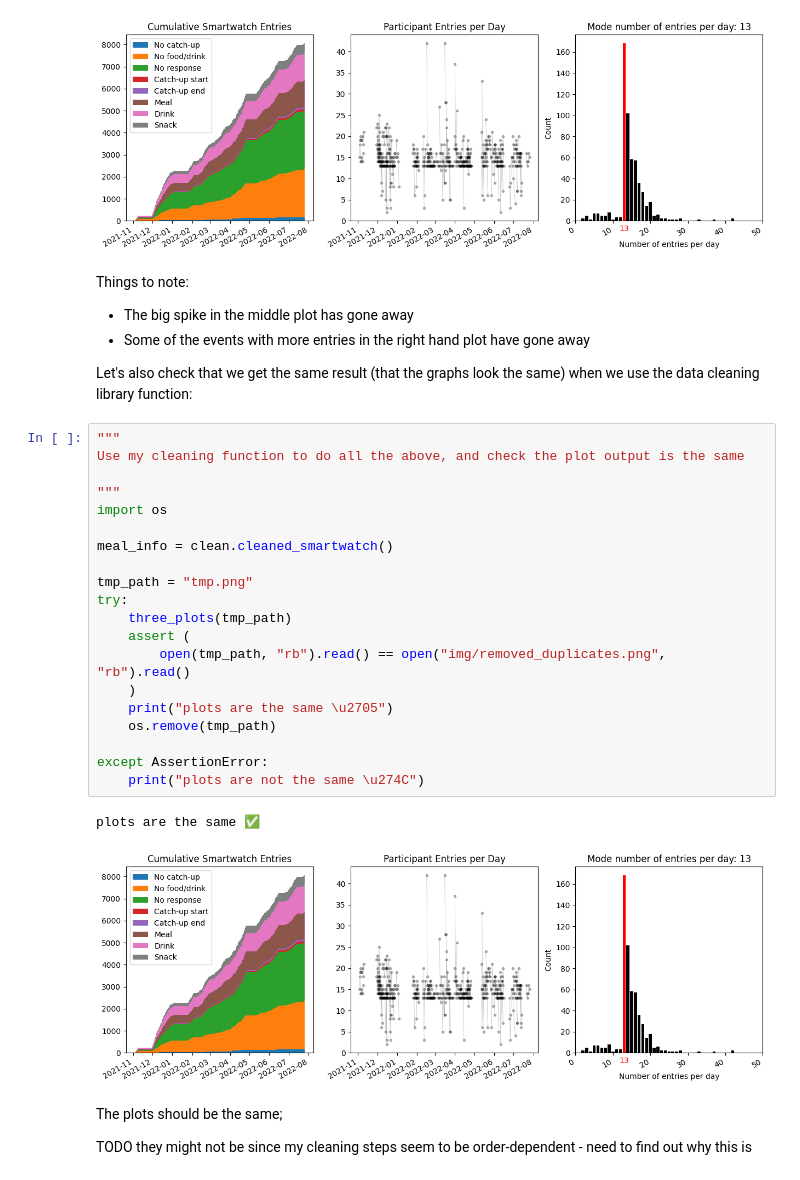
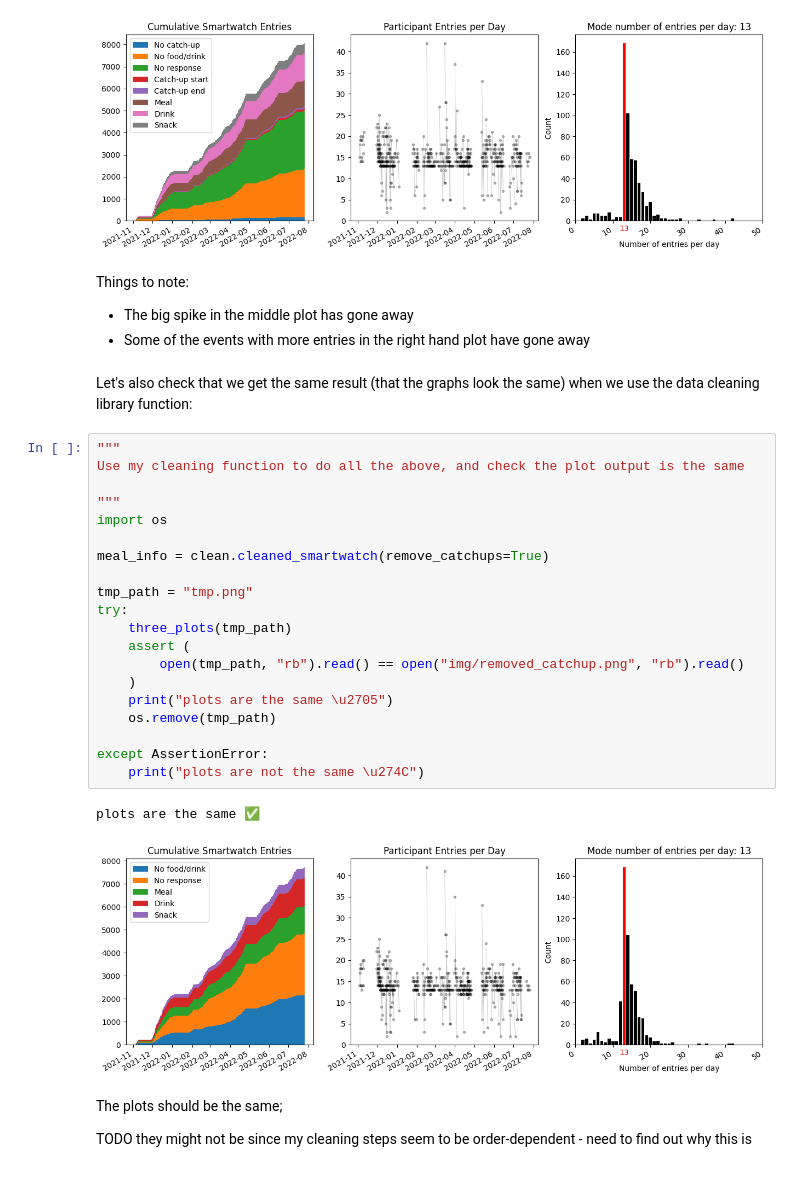
Before and after one commit to richard-lane/seaco_malaysia, a Jupyter notebook: smartwatch_data_cleaning.ipynb, the cells around one changed output. Saved outputs shown, nothing was run; the diff lists cells and outputs as text.

Commit message:
remove catchup events

```diff
--- a/smartwatch_data_cleaning.ipynb
+++ b/smartwatch_data_cleaning.ipynb
@@ -214,31 +213,31 @@ found 572 duplicates of 10539 entries
 Things to note:
 - The big spike in the middle plot has gone away
 - Some of the events with more entries in the right hand plot have gone away
-
-Let's also check that we get the same result (that the graphs look the same) when we use the data cleaning library function:
+# %% [markdown]
+Let's also check that we get the same result (that the graphs look the same) when we use the data cleaning library function:
 # %%
 """
 Use my cleaning function to do all the above, and check the plot output is the same
 
 """
 import os
 
-meal_info = clean.cleaned_smartwatch()
+meal_info = clean.cleaned_smartwatch(remove_catchups=True)
 
 tmp_path = "tmp.png"
 try:
     three_plots(tmp_path)
     assert (
-        open(tmp_path, "rb").read() == open("img/removed_duplicates.png", "rb").read()
+        open(tmp_path, "rb").read() == open("img/removed_catchup.png", "rb").read()
     )
     print("plots are the same \u2705")
     os.remove(tmp_path)
 
 except AssertionError:
     print("plots are not the same \u274C")
 # %% [output]
 plots are the same ✅
-[figure, old version]
+[figure, new version]
 # %% [markdown]
 The plots should be the same;
 
```
Also changed, not shown: parts of 3 cells of this notebook, 1 other file.
